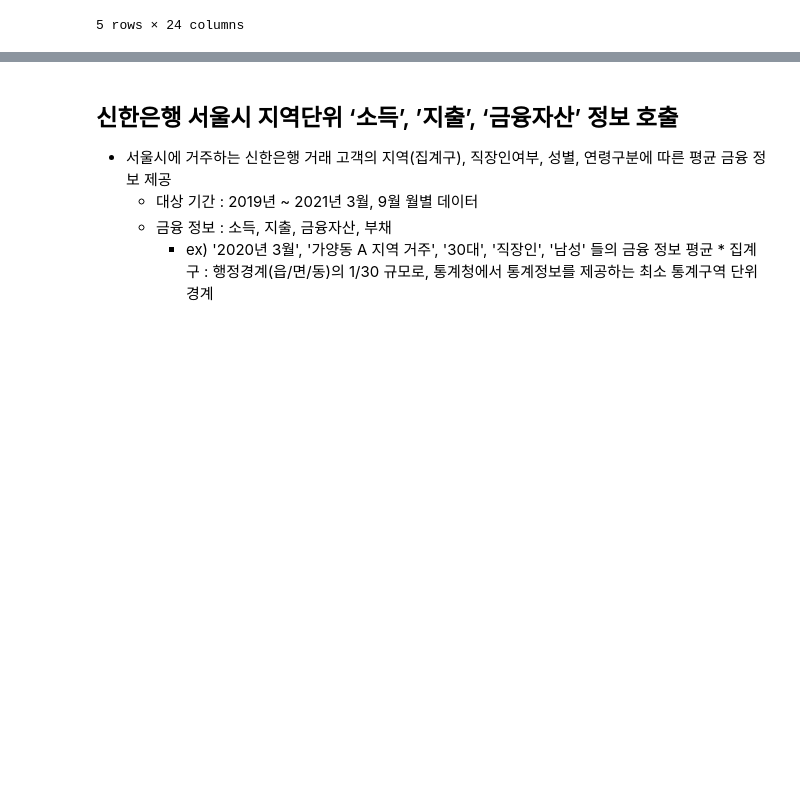
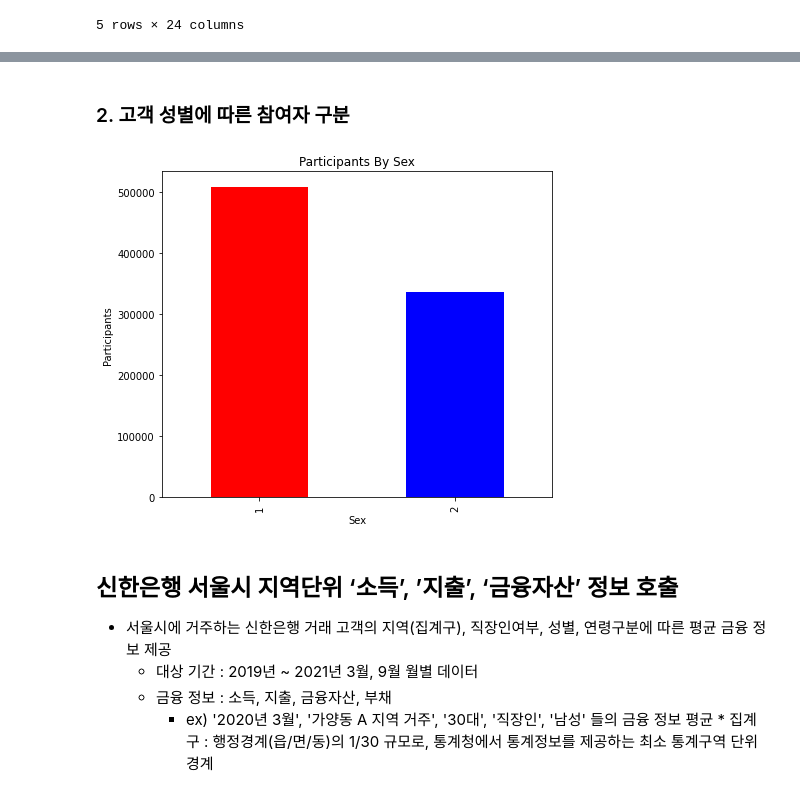
Before and after one commit to RyanKor/financial-data-competition-2021, a Jupyter notebook: Financial Data Competition 2021.ipynb, the cells around one changed output, grey strips where cells are left out. Saved outputs shown, nothing was run; the diff lists cells and outputs as text; code cells hidden in the pictures; blank space fills up the shorter version.

```diff
--- a/Financial Data Competition 2021.ipynb
+++ b/Financial Data Competition 2021.ipynb
@@ -124,3 +130,13 @@ kor_invest.head()
+# %% [markdown]
+### 2. 고객 성별에 따른 참여자 구분
+# %%
+colors = ['red','blue']
+age = kor_invest["고객성별구분코드"].value_counts().plot.bar(figsize=(7, 6),color=colors)
+plt.xlabel("Sex")
+plt.ylabel("Participants")
+plt.title("Participants By Sex");
+# %% [output]
+[figure, added]
 # %% [markdown]
 ## 신한은행 서울시 지역단위 ‘소득’, ’지출’, ‘금융자산’ 정보 호출
 
```
Also changed, not shown: parts of 5 cells of this notebook.
